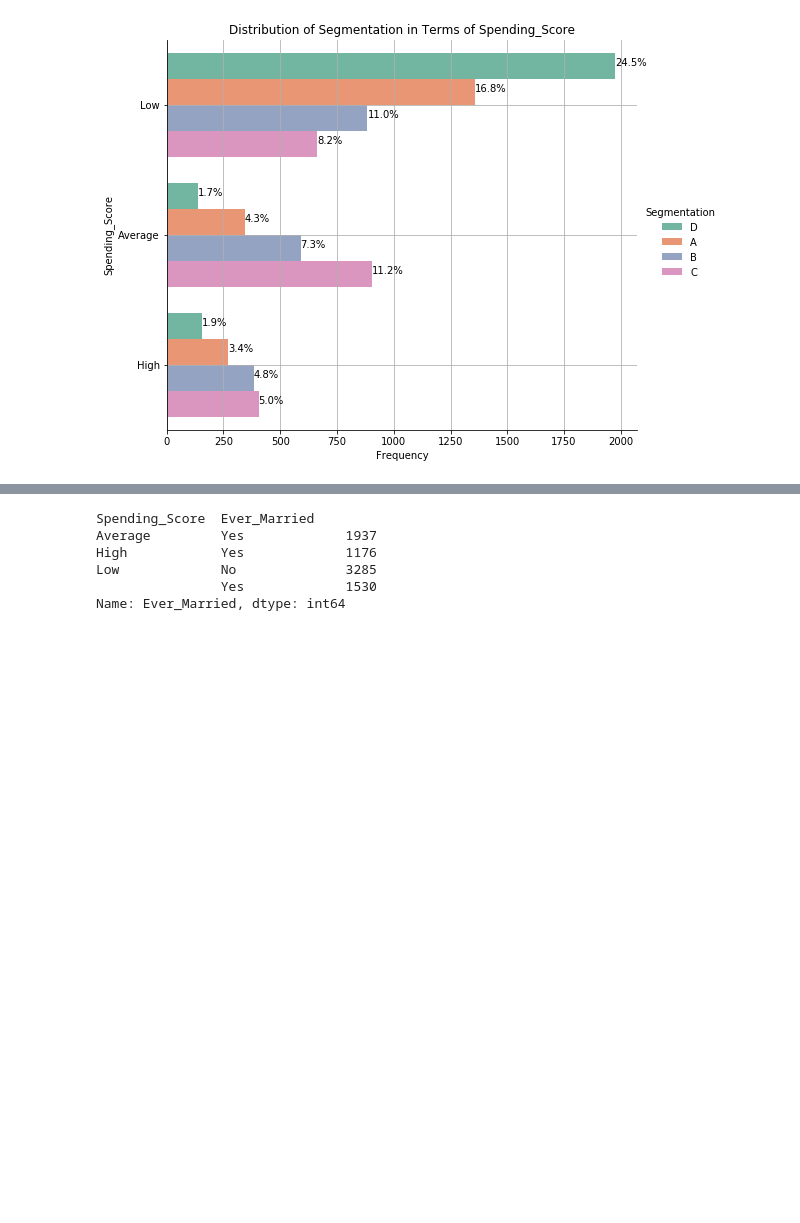
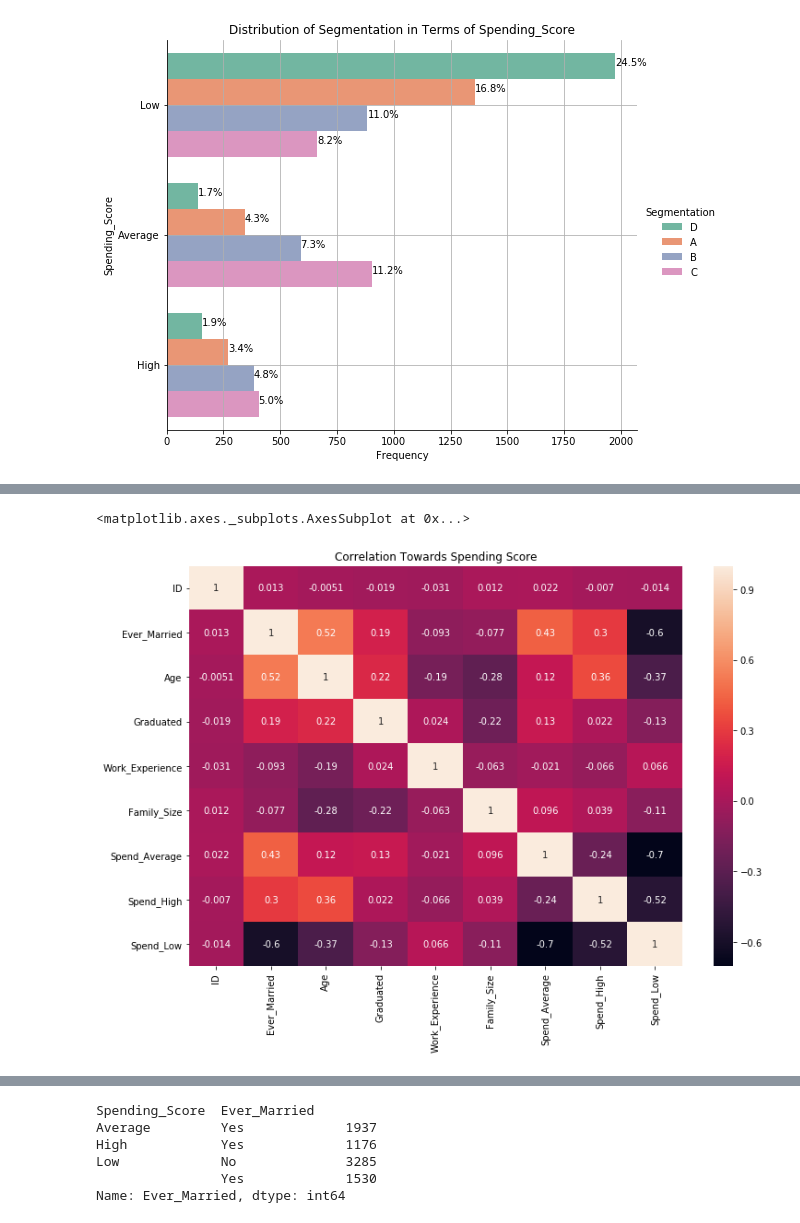
Before and after one commit to harashtaht/CustomerSegmentation, a Jupyter notebook: customerSegmentation/automobileSegmentation.ipynb, the cells around one changed output, grey strips where cells are left out. Saved outputs shown, nothing was run; the diff lists cells and outputs as text; code cells hidden in the pictures; blank space fills up the shorter version.

Commit message:
spending corre

```diff
--- a/customerSegmentation/automobileSegmentation.ipynb
+++ b/customerSegmentation/automobileSegmentation.ipynb
@@ -503,0 +544,17 @@ Name: Spending_Score, dtype: int64
+# %%
+# Label Encoding Spending_Score Column
+
+oneHsp = X_.copy(deep=True).drop('Segmentation', axis=1)
+oneHsp['Spending_Score'] = pd.Categorical(oneHsp['Spending_Score'])
+dfDummies = pd.get_dummies(oneHsp['Spending_Score'], prefix = 'Spend')
+oneHsp_ = pd.concat([oneHsp, dfDummies], axis=1).drop('Spending_Score',
+                                                       axis = 1)
+
+# Plotting the Correlation
+
+plt.figure(figsize=(12,8))
+plt.title('Correlation Towards Spending Score')
+sns.heatmap(oneHsp_.corr(), annot=True)
+# %% [output]
+<matplotlib.axes._subplots.AxesSubplot at 0x...>
+[figure, added]
```
Also changed, not shown: parts of 8 cells of this notebook.
